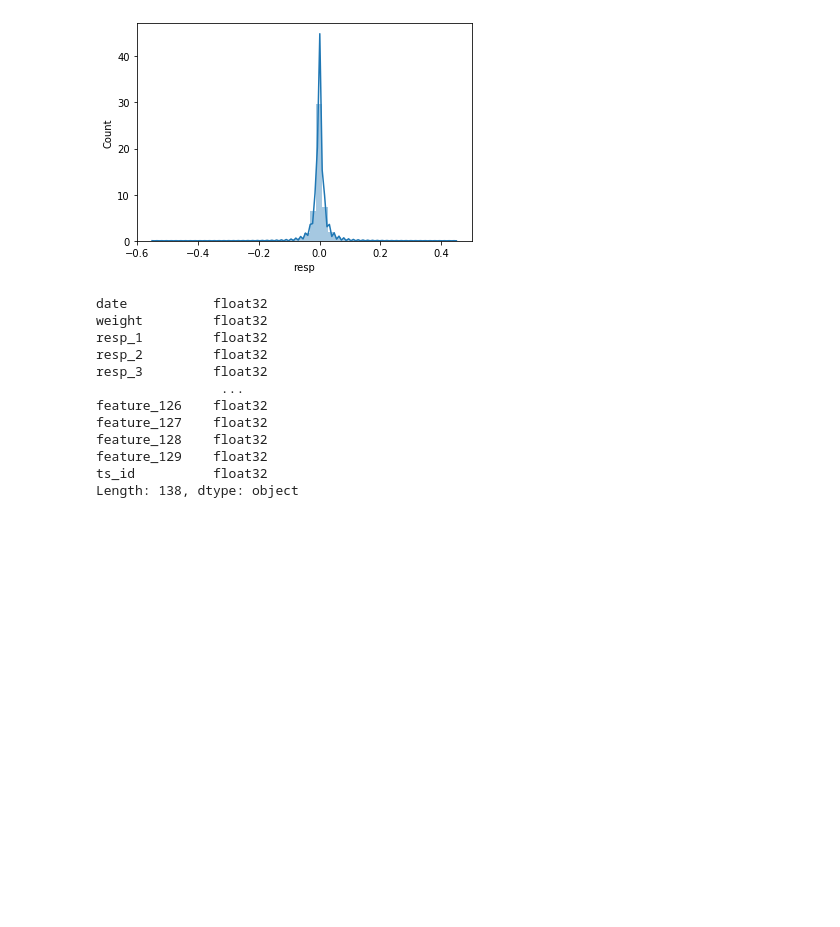
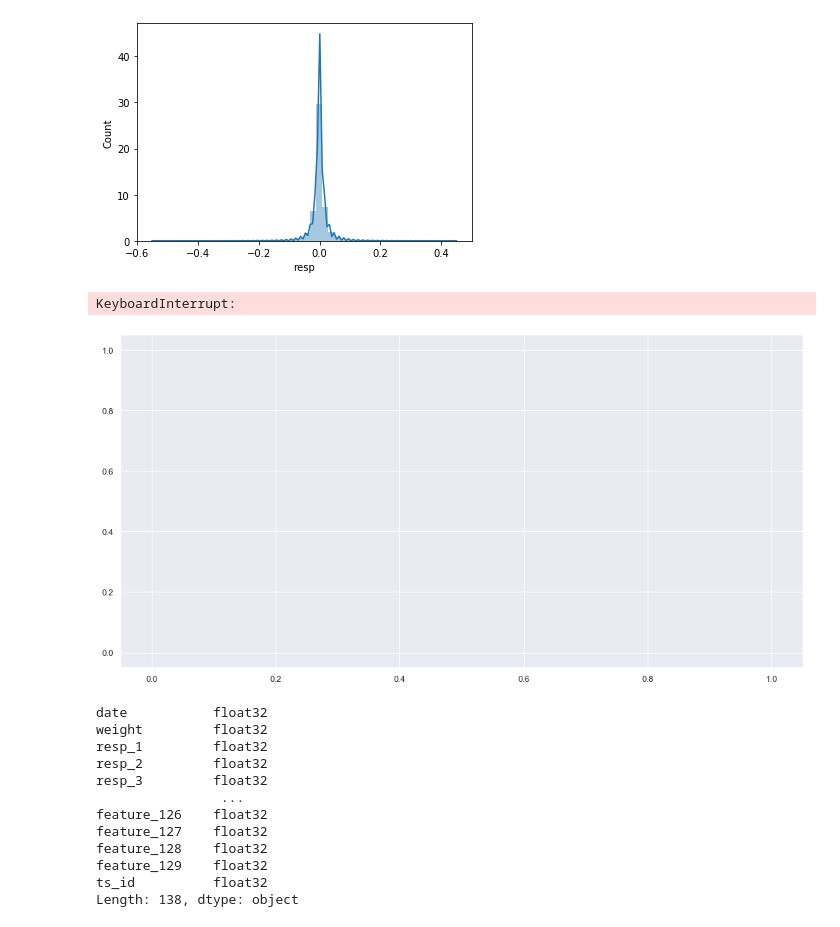
Before and after one commit to rmei97/market_preds, a Jupyter notebook: eda.ipynb, the cells around one changed output. Drawn from its saved outputs; the diff is of its cells as text; code cells hidden in the pictures; blank space fills up the shorter version.

Commit message:
response series lineplot

```diff
--- a/eda.ipynb
+++ b/eda.ipynb
@@ -213,3 +213,5 @@ for var in list_var:
 [figure]
 [figure]
 [figure]
+# %%
+series1 = data.iloc[:,2] + data.iloc[:,3] + data.iloc[:,4] + data.iloc[:,5]
@@ -216,3 +224,8 @@ for var in list_var:
+# %%
+sns.lineplot(series1.index, series1.values)
+# %% [output]
+KeyboardInterrupt:
+[figure, added]
 # %%
 data_retype = data.astype('float32')
 # %%
```
Also changed, not shown: parts of 3 cells of this notebook.
